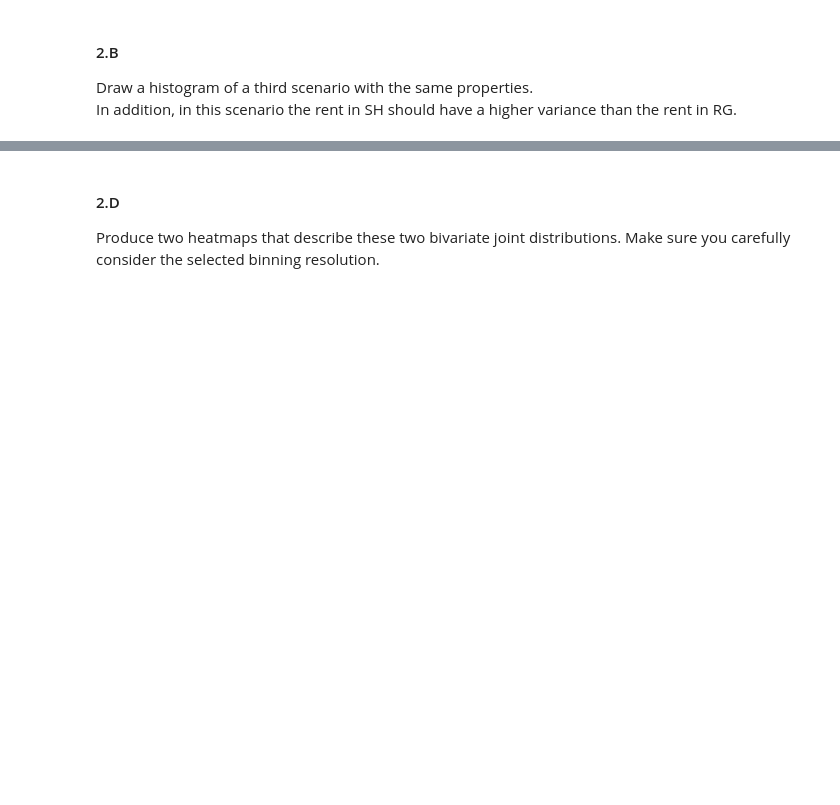
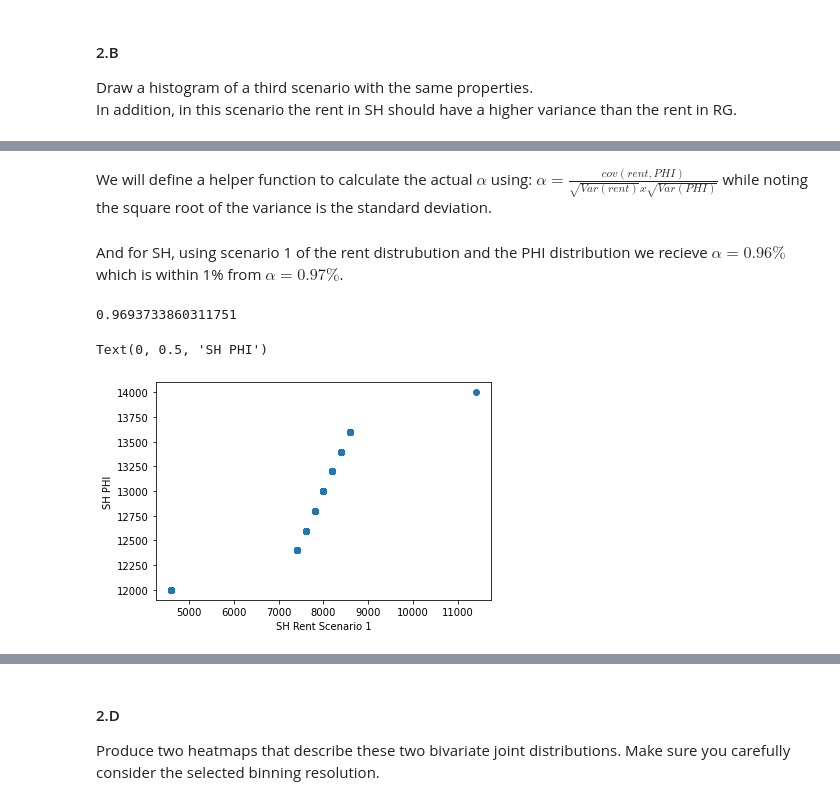
Before and after one commit to barboym/hw_statistics_runi, a Jupyter notebook: HW1.ipynb, the cells around one changed output, grey strips where cells are left out. Saved outputs shown, nothing was run; the diff lists cells and outputs as text; code cells hidden in the pictures; blank space fills up the shorter version.

```diff
--- a/HW1.ipynb
+++ b/HW1.ipynb
@@ -67,0 +301,34 @@ Produce rent and PHI data for the two cities, that is consistent with these find
+# %%
+#we will use the same bins as in SH1
+SH_PHI_counts = {
+    12000:8001, # makes the median requirement true
+    13000:4998, # makes the mean requirement true
+    13000+200*(1):500,
+    13000+200*(2):500,
+    13000+200*(3):500,
+    13000+200*(-1):500,
+    13000+200*(-2):500,
+    13000+200*(-3):500,
+    14000:1,
+}
+
+d = 200
+base = 8687.5
+RG_PHI_counts = {
+    8000:6001,
+    base:3998+d*8,
+    9375:1,
+    base+1200*(1):1500-d,
+    base+1200*(2):1500-d,
+    base+1200*(3):1500-d,
+    base+1200*(4):1500-d,
+    base+1200*(-1):1500-d,
+    base+1200*(-2):1500-d,
+    base+1200*(-3):1500-d,
+    base+1200*(-4):1500-d,
+}
+
+SH_PHI = np.array(dict_to_population(SH_PHI_counts))
+RG_PHI = np.array(dict_to_population(RG_PHI_counts))
+
+sanity_check(SH_PHI,RG_PHI)
@@ -67,0 +342,19 @@ Produce rent and PHI data for the two cities, that is consistent with these find
+# %% [markdown]
+We will define a helper function to calculate the actual $\alpha$ using: $\alpha = \frac {cov(rent, PHI)}{\sqrt{Var(rent)} x \sqrt{Var(PHI)}}$ while noting the square root of the variance is the standard deviation.
+# %%
+def get_alpha(d1,d2):
+    d1,d2=np.array(d1),np.array(d2)
+    d1,d2 = sorted(d1), sorted(d2)
+    plt.scatter((d1),(d2))
+    return np.cov(d1,d2)[1,0]/(np.std(d1)*np.std(d2))
+# %% [markdown]
+And for SH, using scenario 1 of the rent distrubution and the PHI distribution we recieve $\alpha = 0.96\%$ which is within 1% from $\alpha = 0.97\%$.
+# %%
+#calculate the alpha factor for SH
+print(get_alpha(SH_pop1,SH_PHI))
+plt.xlabel("SH Rent Scenario 1")
+plt.ylabel("SH PHI")
+# %% [output]
+0.9693733860311751
+Text(0, 0.5, 'SH PHI')
+[figure, added]
```
Also changed, not shown: parts of 59 cells of this notebook.
